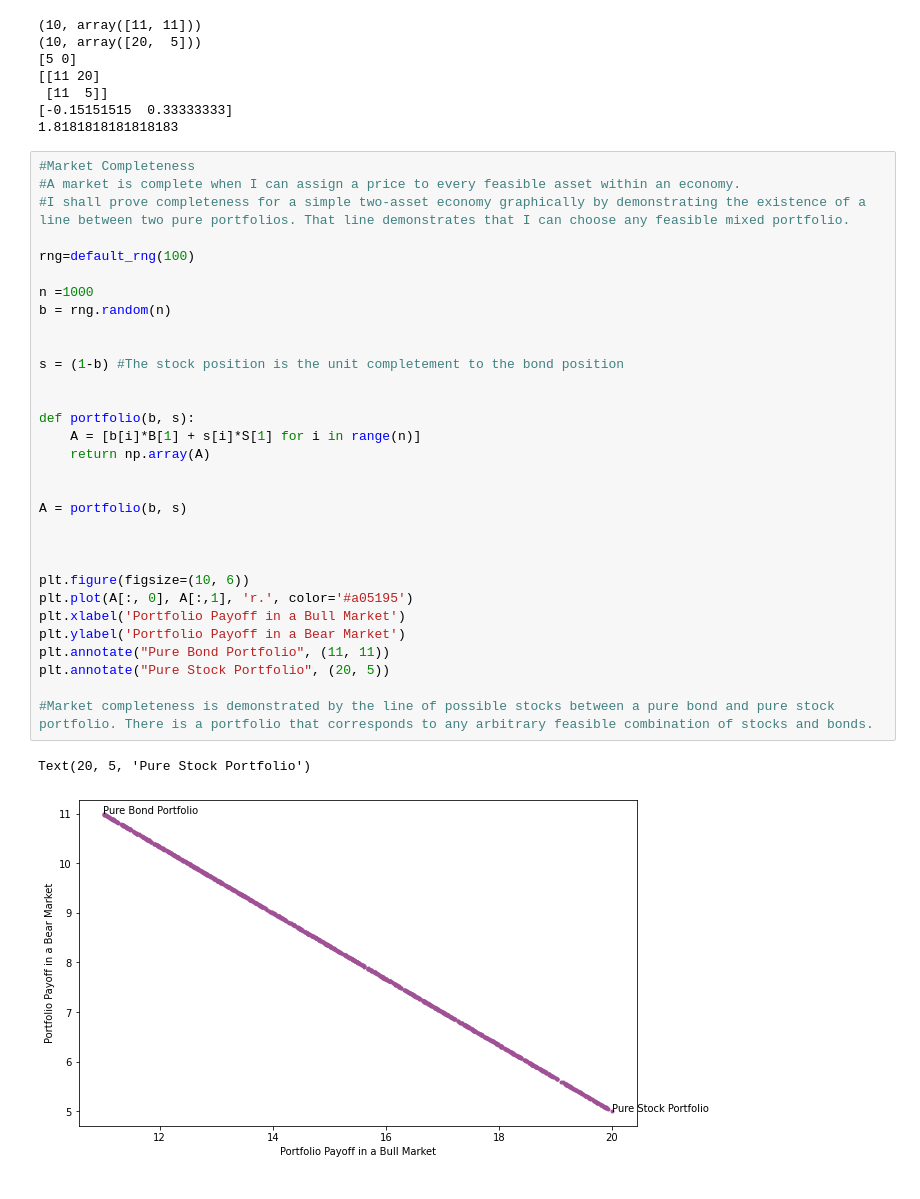
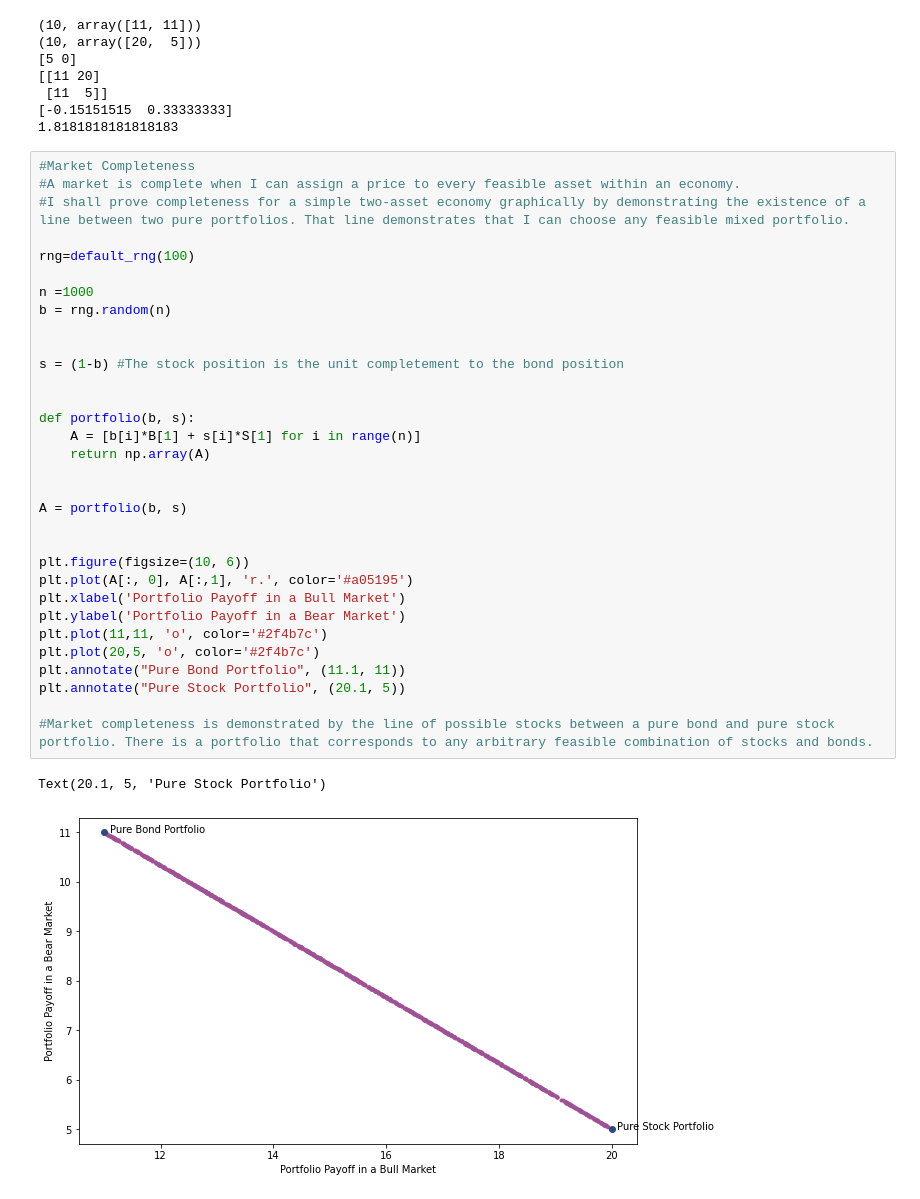
Before and after one commit to hsearles/FinancialModels, a Jupyter notebook: PricingContingentClaims.ipynb, the cells around one changed output. Drawn from its saved outputs; the diff is of its cells as text.

```diff
--- a/PricingContingentClaims.ipynb
+++ b/PricingContingentClaims.ipynb
@@ -106,34 +106,35 @@ print(O) #Mathematics generally use optimization tools to model economies. Zero-
 # %%
 #Market Completeness
 #A market is complete when I can assign a price to every feasible asset within an economy.
 #I shall prove completeness for a simple two-asset economy graphically by demonstrating the existence of a line between two pure portfolios. That line demonstrates that I can choose any feasible mixed portfolio.
 
 rng=default_rng(100)
 
 n =1000
 b = rng.random(n)
 
 
 s = (1-b) #The stock position is the unit completement to the bond position
 
 
 def portfolio(b, s):
     A = [b[i]*B[1] + s[i]*S[1] for i in range(n)]
     return np.array(A)
 
 
 A = portfolio(b, s)
 
 
-
 plt.figure(figsize=(10, 6))
 plt.plot(A[:, 0], A[:,1], 'r.', color='#a05195')
 plt.xlabel('Portfolio Payoff in a Bull Market')
 plt.ylabel('Portfolio Payoff in a Bear Market')
-plt.annotate("Pure Bond Portfolio", (11, 11))
-plt.annotate("Pure Stock Portfolio", (20, 5))
+plt.plot(11,11, 'o', color='#2f4b7c')
+plt.plot(20,5, 'o', color='#2f4b7c')
+plt.annotate("Pure Bond Portfolio", (11.1, 11))
+plt.annotate("Pure Stock Portfolio", (20.1, 5))
 
 #Market completeness is demonstrated by the line of possible stocks between a pure bond and pure stock portfolio. There is a portfolio that corresponds to any arbitrary feasible combination of stocks and bonds.
 # %% [output]
-Text(20, 5, 'Pure Stock Portfolio')
+Text(20.1, 5, 'Pure Stock Portfolio')
-[figure, old version]
+[figure, new version]
```
